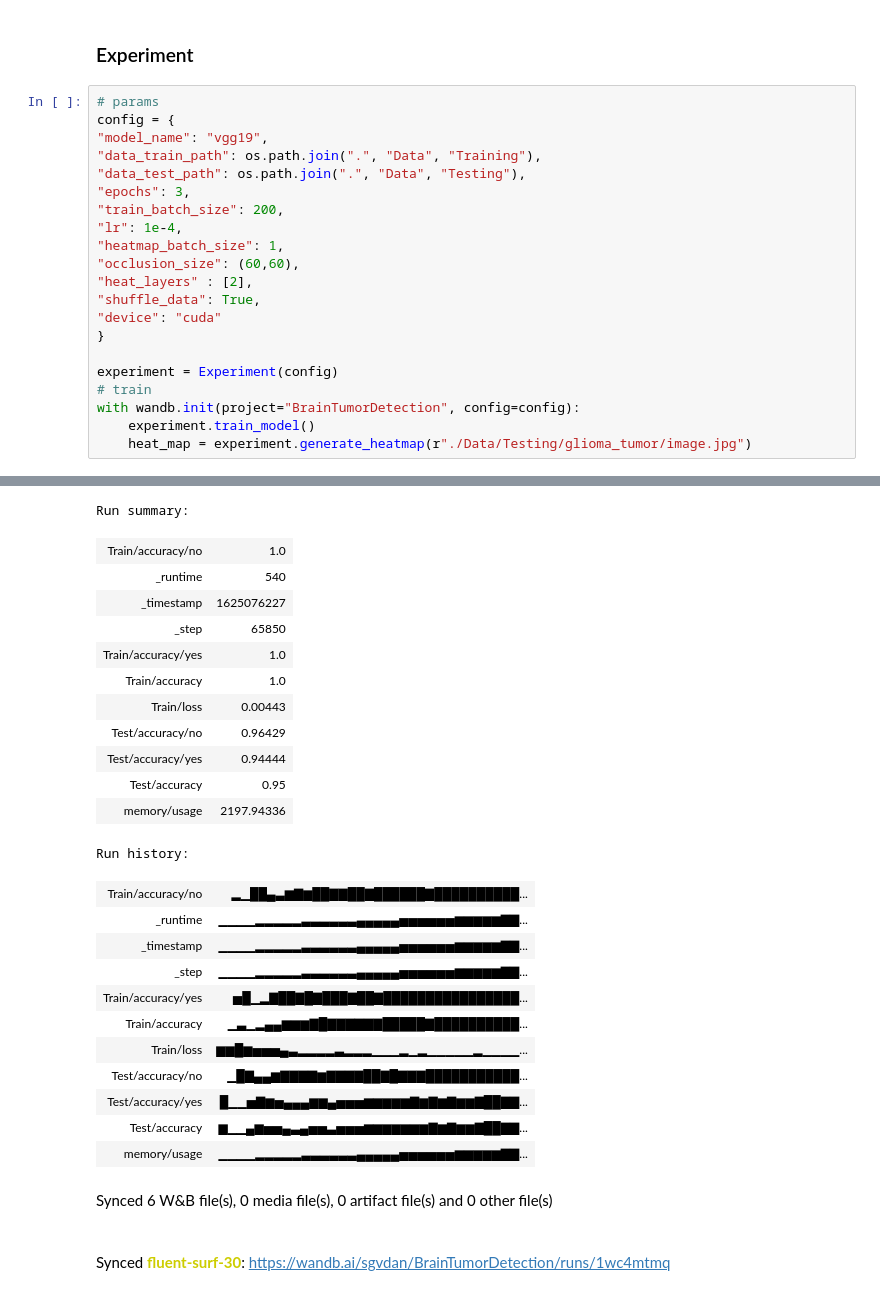
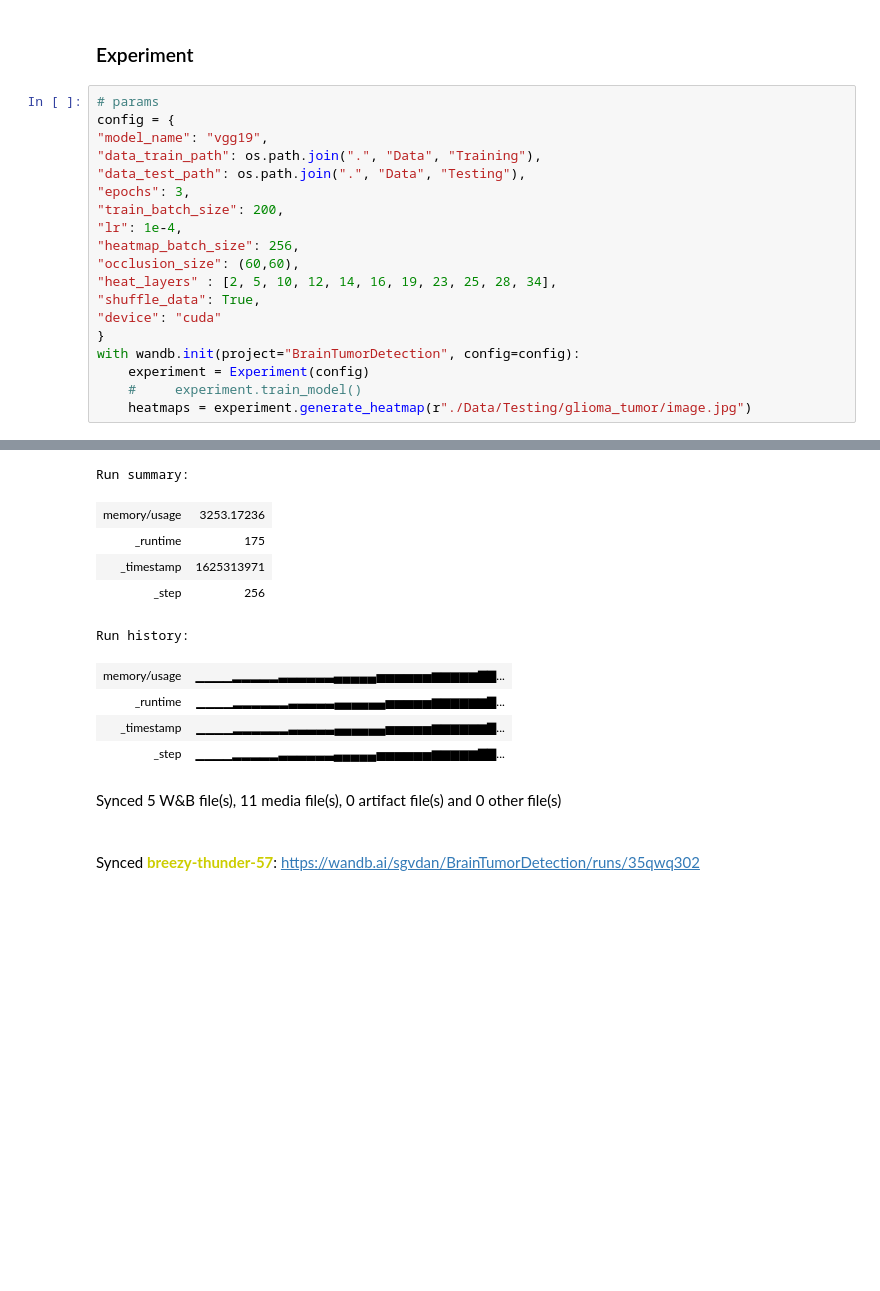
Before and after one commit to antebi-itai/BrainTumorDetection, a Jupyter notebook: BrainTumorDetection.ipynb, the cells around one changed output, grey strips where cells are left out. Cells and saved outputs as stored; diff of their text form; blank space fills up the shorter version.

Commit message:
Sailency maps are fully operational after sanity checks. Supports several heat layers, execution in batches and logs all heatmaps to w&b dashboard.

```diff
--- a/BrainTumorDetection.ipynb
+++ b/BrainTumorDetection.ipynb
@@ -86,16 +86,14 @@ config = {
 "epochs": 3,
 "train_batch_size": 200,
 "lr": 1e-4,
-"heatmap_batch_size": 1,
+"heatmap_batch_size": 256,
 "occlusion_size": (60,60),
-"heat_layers" : [2],
+"heat_layers" : [2, 5, 10, 12, 14, 16, 19, 23, 25, 28, 34],
 "shuffle_data": True,
 "device": "cuda"
 }
-
-experiment = Experiment(config)
-# train
 with wandb.init(project="BrainTumorDetection", config=config):
-    experiment.train_model()
-    heat_map = experiment.generate_heatmap(r"./Data/Testing/glioma_tumor/image.jpg")
+    experiment = Experiment(config)
+    #     experiment.train_model()
+    heatmaps = experiment.generate_heatmap(r"./Data/Testing/glioma_tumor/image.jpg")
 # %% [output]
@@ -112,26 +109,12 @@ Find internal logs for this run at: /home/labs/waic/sgvdan/workspace/BrainTumorD
+Run summary:
+| memory/usage | 3253.17236 |
+| _runtime | 175 |
+| _timestamp | 1625313971 |
+| _step | 256 |
-Run summary:
+Run history:
-| Train/accuracy/no | 1.0 |
-| _runtime | 540 |
-| _timestamp | 1625076227 |
-| _step | 65850 |
-| Train/accuracy/yes | 1.0 |
-| Train/accuracy | 1.0 |
-| Train/loss | 0.00443 |
-| Test/accuracy/no | 0.96429 |
-| Test/accuracy/yes | 0.94444 |
-| Test/accuracy | 0.95 |
-| memory/usage | 2197.94336 |
-Run history:
-| Train/accuracy/no | ▂▁██▄▃▆▇▆██▇▇██▇██████▇██████████... |
-| _runtime | ▁▁▁▁▂▂▂▂▂▃▃▃▃▃▃▄▄▄▄▄▅▅▅▅▅▅▆▆▆▆▆▇▇... |
-| _timestamp | ▁▁▁▁▂▂▂▂▂▃▃▃▃▃▃▄▄▄▄▄▅▅▅▅▅▅▆▆▆▆▆▇▇... |
+| memory/usage | ▁▁▁▁▂▂▂▂▂▃▃▃▃▃▃▄▄▄▄▄▅▅▅▅▅▅▆▆▆▆▆▇▇... |
+| _runtime | ▁▁▁▁▂▂▂▂▂▂▃▃▃▃▃▄▄▄▄▄▄▅▅▅▅▅▆▆▆▆▆▆▇... |
+| _timestamp | ▁▁▁▁▂▂▂▂▂▂▃▃▃▃▃▄▄▄▄▄▄▅▅▅▅▅▆▆▆▆▆▆▇... |
 | _step | ▁▁▁▁▂▂▂▂▂▃▃▃▃▃▃▄▄▄▄▄▅▅▅▅▅▅▆▆▆▆▆▇▇... |
-| Train/accuracy/yes | ▅█▁▂▇██▇█▇███▇██▇████████████████... |
-| Train/accuracy | ▁▃▁▂▄▄▆▆▆▇█▇▇▇▇▇▇█████▇██████████... |
-| Train/loss | ▆▆█▆▅▅▅▄▃▂▂▂▂▃▂▂▂▁▁▁▂▁▂▁▁▁▁▁▂▁▁▁▁... |
-| Test/accuracy/no | ▁█▇▄▄▆▇▇▇▇▆▇▇▇▇██▇█▇▇▇███████████... |
-| Test/accuracy/yes | █▁▁▅▇▆▅▄▄▄▆▆▄▅▅▅▆▆▆▆▆▇▆▇▆▇▆▆▇██▇▇... |
-| Test/accuracy | ▆▁▁▄▆▅▅▄▃▄▅▅▃▅▅▅▆▆▆▆▆▆▆▇▆▇▆▆▇██▇▇... |
-| memory/usage | ▁▁▁▁▂▂▂▂▂▃▃▃▃▃▃▄▄▄▄▄▅▅▅▅▅▅▆▆▆▆▆▇▇... |
-Synced 6 W&B file(s), 0 media file(s), 0 artifact file(s) and 0 other file(s)
+Synced 5 W&B file(s), 11 media file(s), 0 artifact file(s) and 0 other file(s)
-Synced fluent-surf-30: https://wandb.ai/sgvdan/BrainTumorDetection/runs/1wc4mtmq
+Synced breezy-thunder-57: https://wandb.ai/sgvdan/BrainTumorDetection/runs/35qwq302
```
Also changed, not shown: parts of 6 cells of this notebook, 4 other files.
